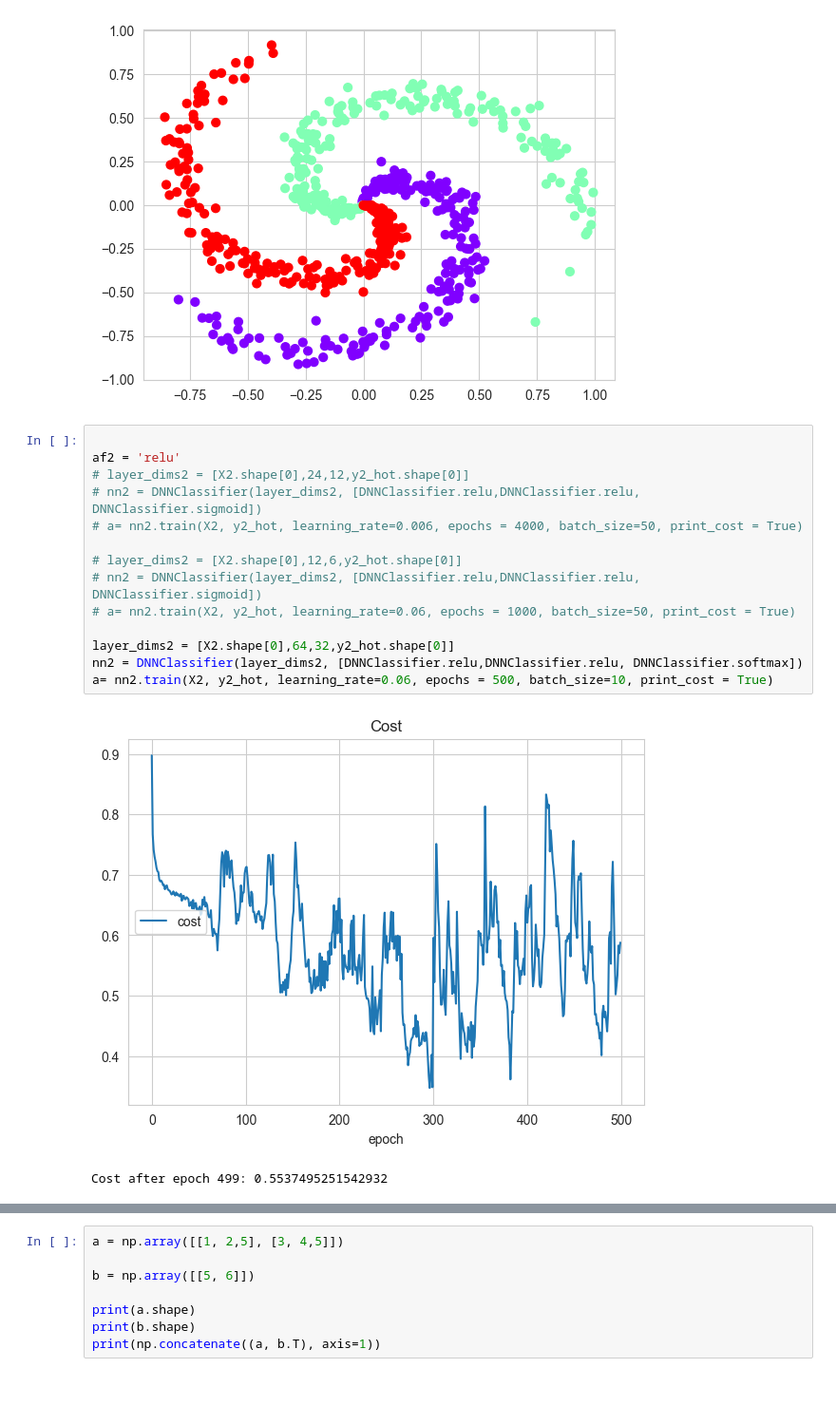
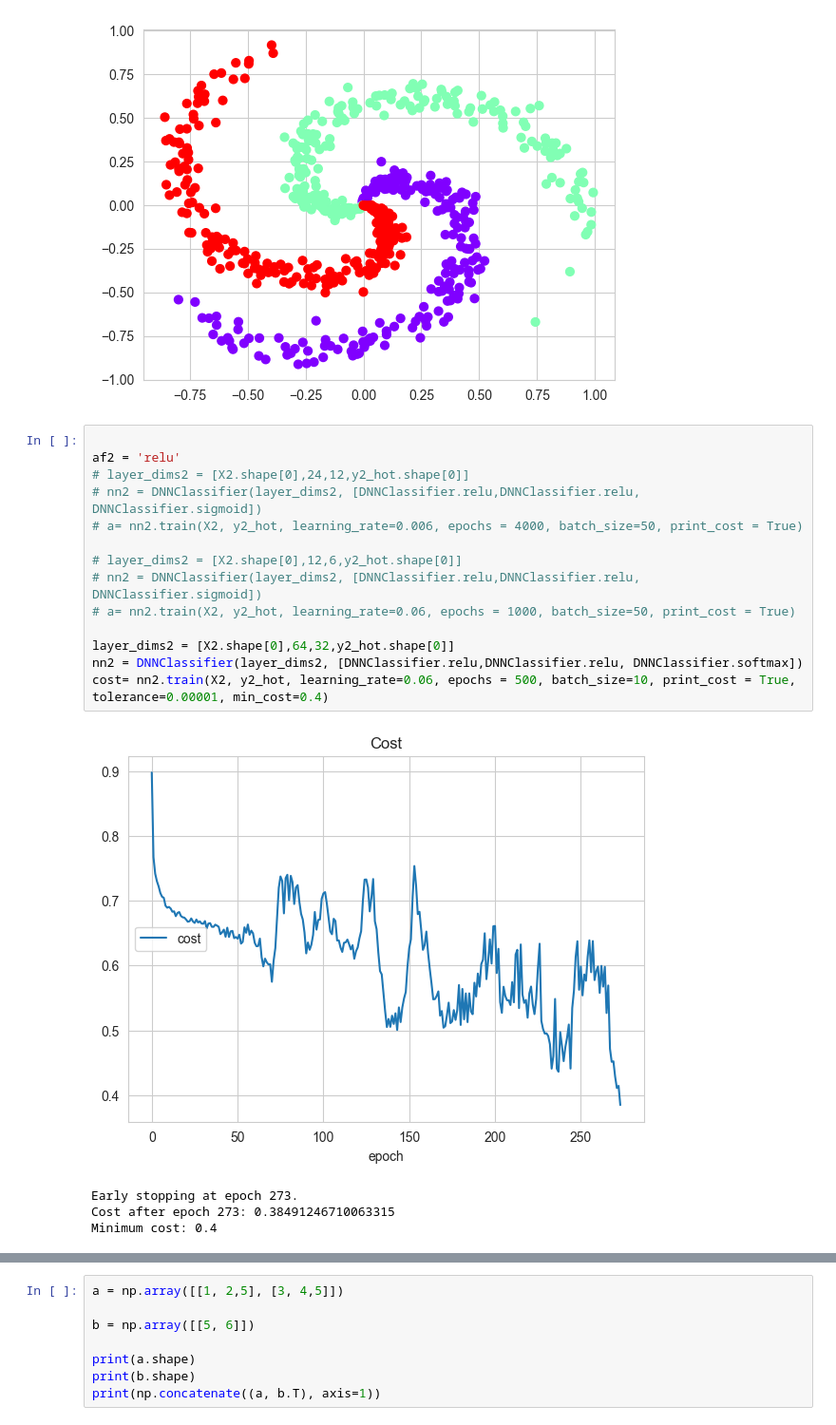
Before and after one commit to Jivl00/KKY_NSES, a Jupyter notebook: SP/showcase.ipynb, the cells around one changed output, grey strips where cells are left out. Shown: that part at 95% size. Saved outputs shown, nothing was run; the diff lists cells and outputs as text; blank space fills up the shorter version.

Commit message:
early stopping added

```diff
--- a/SP/showcase.ipynb
+++ b/SP/showcase.ipynb
@@ -147,20 +148,22 @@ y2_hot = DNNClassifier.to_one_hot(y2, 3)
 # %%
 
 af2 = 'relu'
 # layer_dims2 = [X2.shape[0],24,12,y2_hot.shape[0]]
 # nn2 = DNNClassifier(layer_dims2, [DNNClassifier.relu,DNNClassifier.relu, DNNClassifier.sigmoid])
 # a= nn2.train(X2, y2_hot, learning_rate=0.006, epochs = 4000, batch_size=50, print_cost = True)
 
 # layer_dims2 = [X2.shape[0],12,6,y2_hot.shape[0]]
 # nn2 = DNNClassifier(layer_dims2, [DNNClassifier.relu,DNNClassifier.relu, DNNClassifier.sigmoid])
 # a= nn2.train(X2, y2_hot, learning_rate=0.06, epochs = 1000, batch_size=50, print_cost = True)
 
 layer_dims2 = [X2.shape[0],64,32,y2_hot.shape[0]]
 nn2 = DNNClassifier(layer_dims2, [DNNClassifier.relu,DNNClassifier.relu, DNNClassifier.softmax])
-a= nn2.train(X2, y2_hot, learning_rate=0.06, epochs = 500, batch_size=10, print_cost = True)
+cost= nn2.train(X2, y2_hot, learning_rate=0.06, epochs = 500, batch_size=10, print_cost = True, tolerance=0.00001, min_cost=0.4)
 # %% [output]
-[figure, old version]
+[figure, new version]
-Cost after epoch 499: 0.5537495251542932
+Early stopping at epoch 273.
+Cost after epoch 273: 0.38491246710063315
+Minimum cost: 0.4
 # %%
 %matplotlib inline
 print(X2.shape)
```
Also changed, not shown: parts of 5 cells of this notebook, 1 other file.
